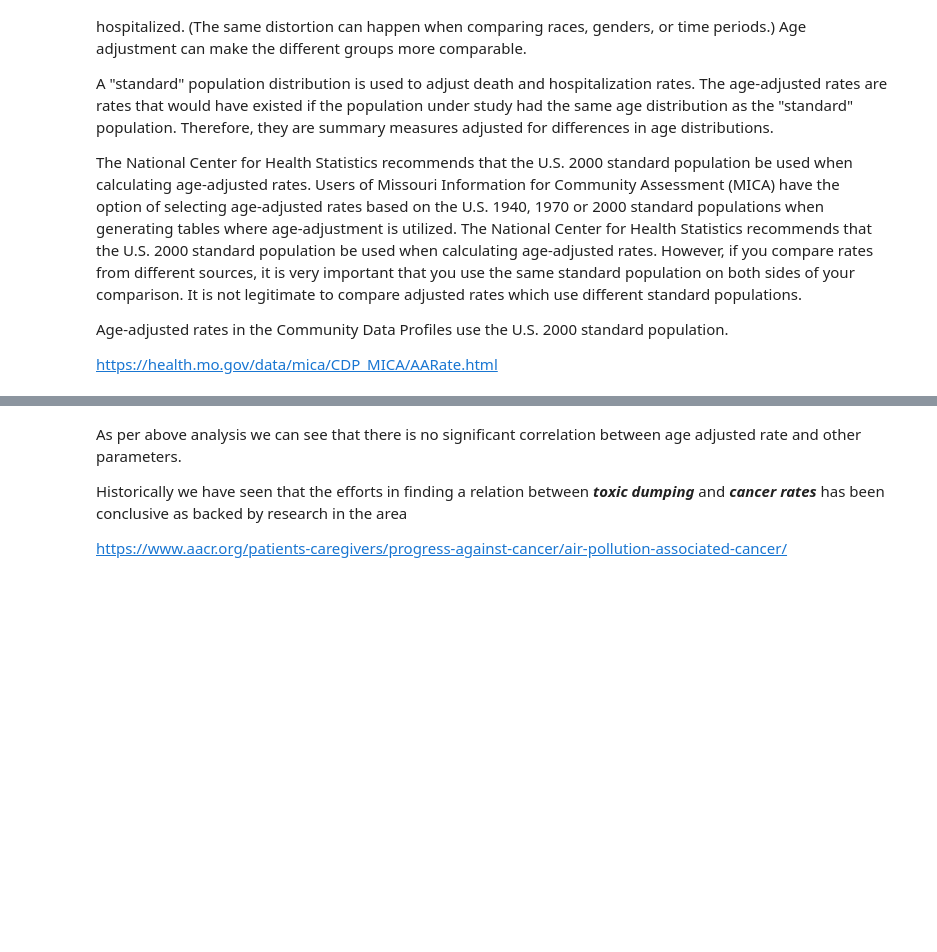
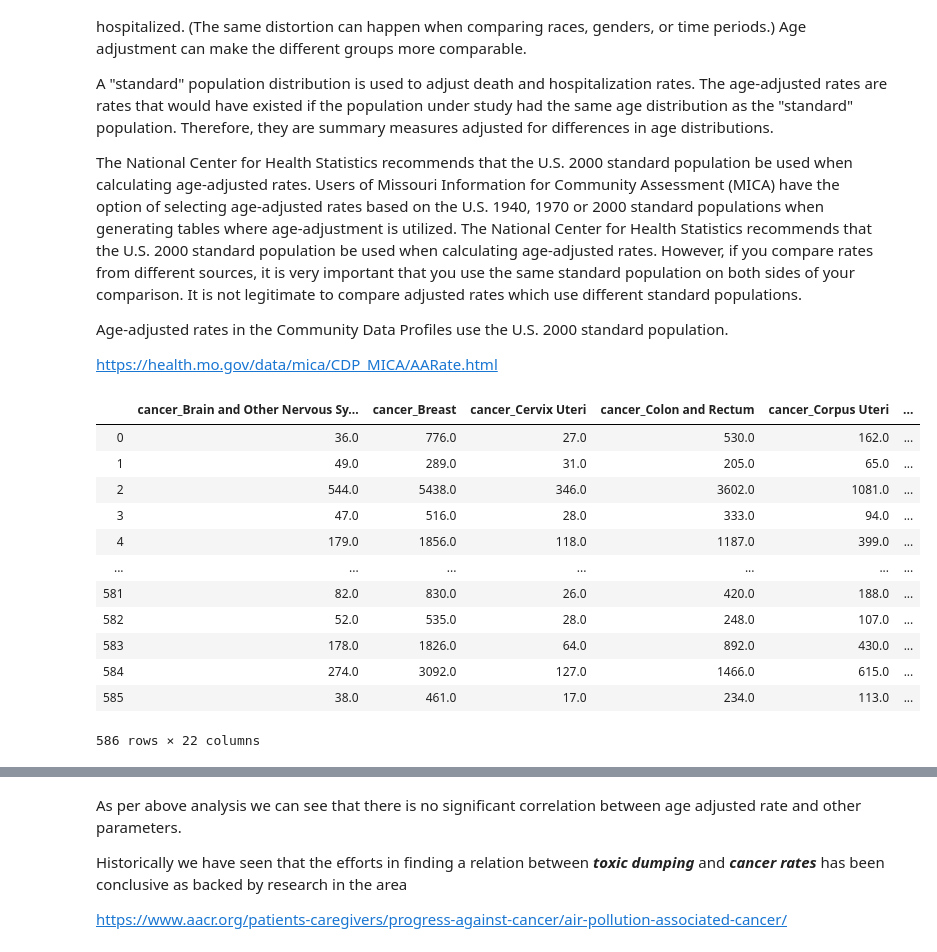
Before and after one commit to adharangaonkar/Health-Consequences-of-Increasing-AQI-and-Industrial-Waste, a Jupyter notebook: Health Consequences of Increasing AQI and Industrial Waste.ipynb, the cells around one changed output, grey strips where cells are left out. Cells and saved outputs as stored; diff of their text form; code cells hidden in the pictures; blank space fills up the shorter version.

```diff
--- a/Health Consequences of Increasing AQI and Industrial Waste.ipynb
+++ b/Health Consequences of Increasing AQI and Industrial Waste.ipynb
@@ -79,3 +79,20 @@ Age-adjusted rates in the Community Data Profiles use the U.S. 2000 standard pop
 
 
 https://health.mo.gov/data/mica/CDP_MICA/AARate.html
+# %%
+df_cancer = df[[c for c in df.columns if 'cancer' in c]]
+df_cancer
+# %% [output]
+|  | cancer_Brain and Other Nervous Sy... | cancer_Breast | cancer_Cervix Uteri | cancer_Colon and Rectum | cancer_Corpus Uteri | ... |
+| 0 | 36.0 | 776.0 | 27.0 | 530.0 | 162.0 | ... |
+| 1 | 49.0 | 289.0 | 31.0 | 205.0 | 65.0 | ... |
+| 2 | 544.0 | 5438.0 | 346.0 | 3602.0 | 1081.0 | ... |
+| 3 | 47.0 | 516.0 | 28.0 | 333.0 | 94.0 | ... |
+| 4 | 179.0 | 1856.0 | 118.0 | 1187.0 | 399.0 | ... |
+| ... | ... | ... | ... | ... | ... | ... |
+| 581 | 82.0 | 830.0 | 26.0 | 420.0 | 188.0 | ... |
+| 582 | 52.0 | 535.0 | 28.0 | 248.0 | 107.0 | ... |
+| 583 | 178.0 | 1826.0 | 64.0 | 892.0 | 430.0 | ... |
+| 584 | 274.0 | 3092.0 | 127.0 | 1466.0 | 615.0 | ... |
+| 585 | 38.0 | 461.0 | 17.0 | 234.0 | 113.0 | ... |
+586 rows × 22 columns
```
Also changed, not shown: parts of 35 cells of this notebook.
